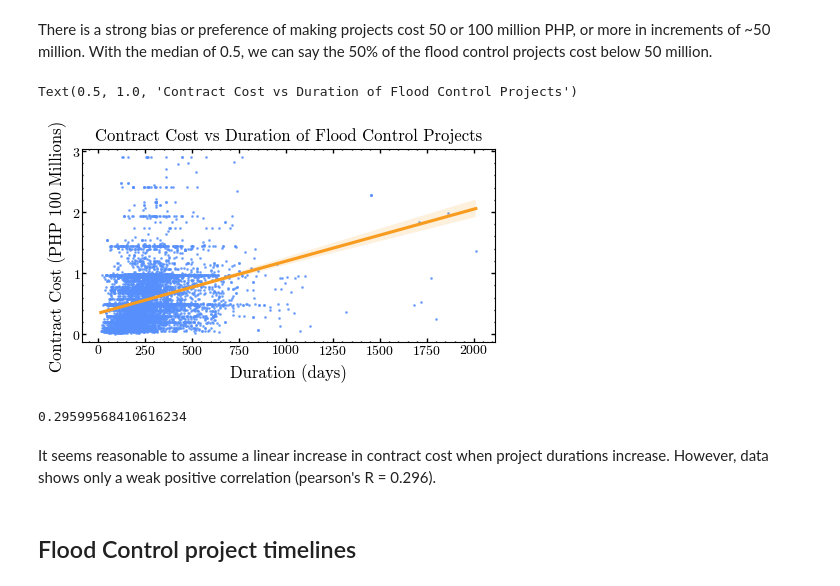
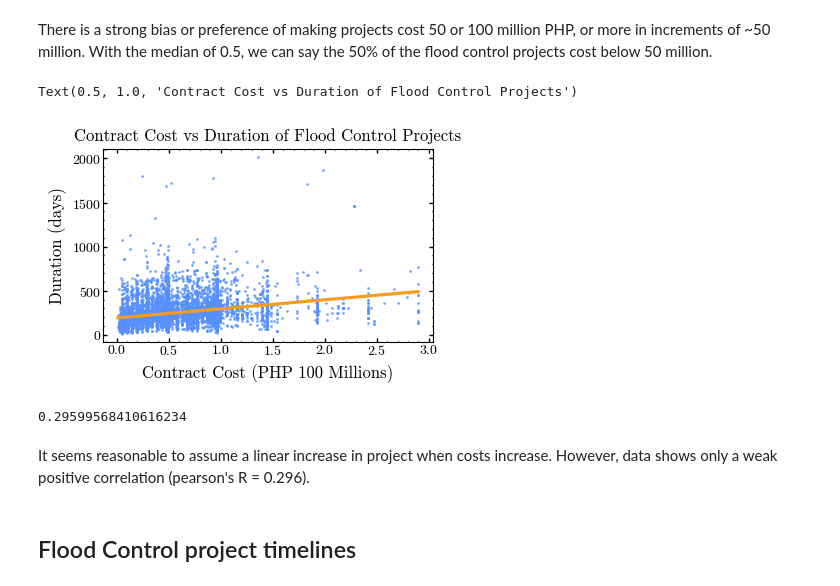
Before and after one commit to iragca/DS413-final-project, a Jupyter notebook: notebooks/dwph-projects-eda.ipynb, the cells around one changed output. Cells and saved outputs as stored; diff of their text form; code cells hidden in the pictures.

Commit message:
eda: flipped the chart

```diff
--- a/notebooks/dwph-projects-eda.ipynb
+++ b/notebooks/dwph-projects-eda.ipynb
@@ -242,21 +242,20 @@ contract_cost_ax.legend()
 # %% [markdown]
 There is a strong bias or preference of making projects cost 50 or 100 million PHP, or more in increments of ~50 million. With the median of 0.5, we can say the 50% of the flood control projects cost below 50 million.
 # %%
-plt.figure(figsize=(5, 2.5))
 sns.regplot(
     data=formatted_data.to_pandas(),
-    x="DurationDays",
-    y="ContractCost",
+    y="DurationDays",
+    x="ContractCost",
     color=Color.BLUE.value,
     scatter_kws={"alpha":0.7, "s":1},
     line_kws={"color":Color.ORANGE.value}
 )
-plt.xlabel("Duration (days)")
-plt.ylabel("Contract Cost (PHP 100 Millions)")
+plt.ylabel("Duration (days)")
+plt.xlabel("Contract Cost (PHP 100 Millions)")
 plt.title("Contract Cost vs Duration of Flood Control Projects")
 # %% [output]
 Text(0.5, 1.0, 'Contract Cost vs Duration of Flood Control Projects')
-[figure, old version]
+[figure, new version]
 # %%
 np.corrcoef(
     formatted_data["DurationDays"].to_numpy(),
@@ -265,7 +264,7 @@ np.corrcoef(
 # %% [output]
 0.29599568410616234
 # %% [markdown]
-It seems reasonable to assume a linear increase in contract cost when project durations increase. However, data shows only a weak positive correlation (pearson's R = 0.296).
+It seems reasonable to assume a linear increase in project when costs increase. However, data shows only a weak positive correlation (pearson's R = 0.296).
 # %% [markdown]
 ## Flood Control project timelines
 # %%
```
Also changed, not shown: parts of 1 cell of this notebook.
